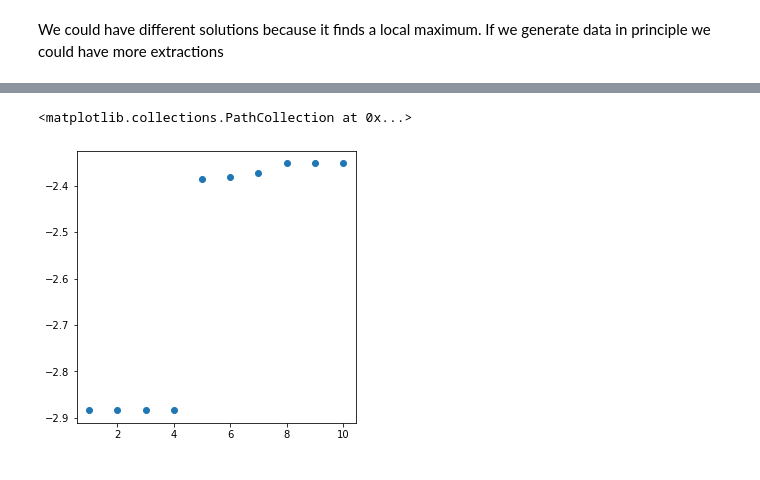
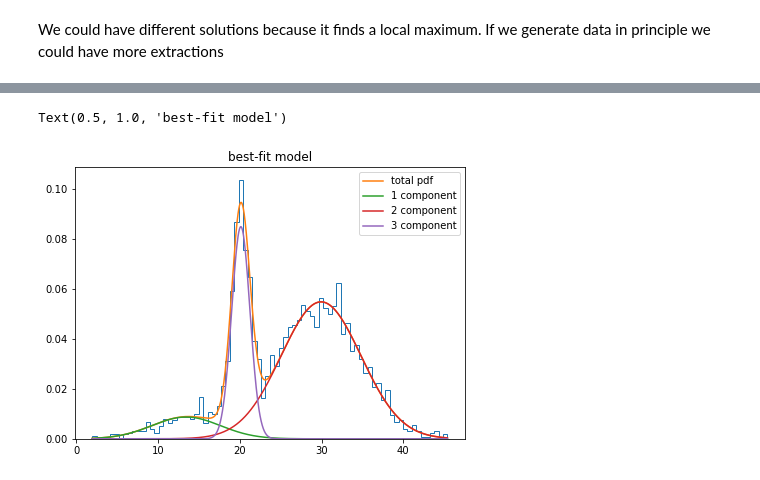
Before and after one commit to giuliapru/astrostatistics_bicocca_2022, a Jupyter notebook: working/L06_Gaussian_mixture.ipynb, the cells around one changed output, grey strips where cells are left out. Drawn from its saved outputs; the diff is of its cells as text; code cells hidden in the pictures.

```diff
--- a/working/L06_Gaussian_mixture.ipynb
+++ b/working/L06_Gaussian_mixture.ipynb
@@ -78,13 +63,24 @@ ax.legend()
-# %%
-ln_L=[]
-max_ln_L = []
-
-for i in range(0, 10):
-    ln_L.append(fit_g[i].score_samples(data))
-    max_ln_L.append(np.max(ln_L))
-
-fig, ax = plt.subplots(1,1, figsize=(5,5))
-ax.scatter(j, max_ln_L)
-# %% [output]
-<matplotlib.collections.PathCollection at 0x...>
-[figure, removed]
+# %%
+best_mod = fit_g[sort_ind[0]] #best fitting model is the one with the lowest aic
+
+lnL = best_mod.score_samples(x_grid.reshape(-1,1))
+L = np.exp(lnL)    #This is the Likelihood but also the pdf of the model
+
+
+comp_prob = best_mod.predict_proba(x_grid.reshape(-1,1))
+ind_comp  = L[:,np.newaxis]*comp_prob
+
+fig, ax = plt.subplots(1,1, figsize=(7,5))
+
+ax.hist(data[:,0], bins=80, density=True, histtype = 'step')
+ax.plot(x_grid, L, label='total pdf')
+
+for i in range(len(ind_comp[0])):
+    ax.plot(x_grid, ind_comp[:,i], label='%.0f component' %(i+1))
+
+ax.legend()
+
+ax.set_title('best-fit model')
+# %% [output]
+Text(0.5, 1.0, 'best-fit model')
+[figure, added]
```
Also changed, not shown: parts of 4 cells of this notebook.
